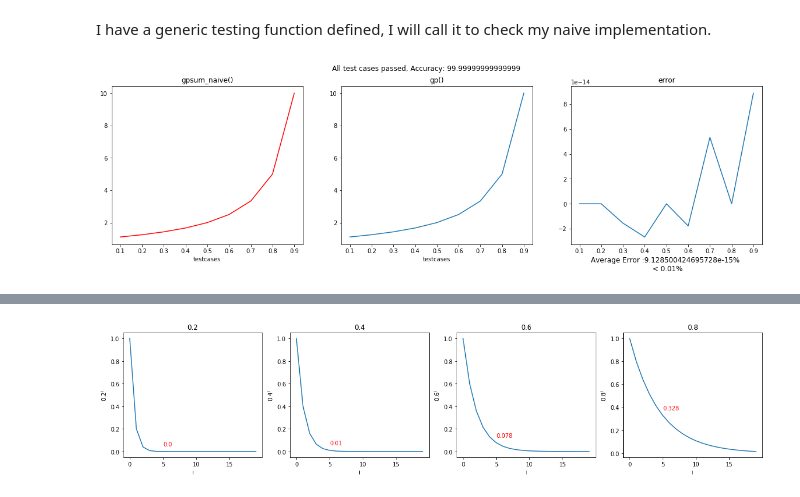
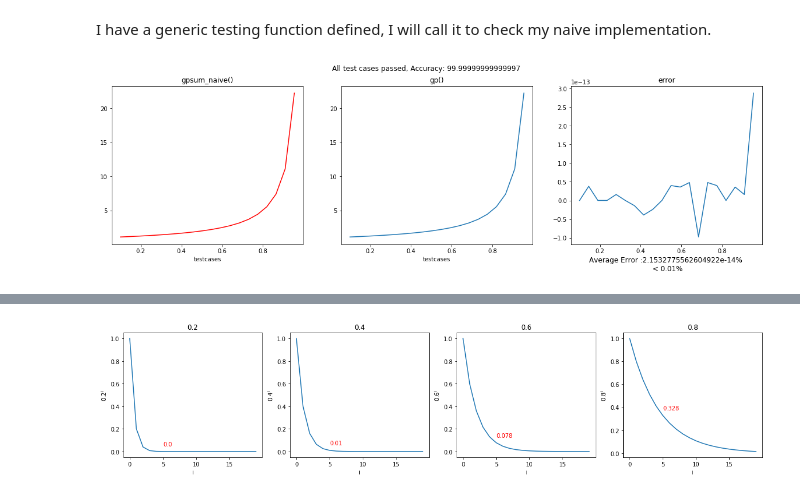
Before and after one commit to ShwetaBarge/PythonForDataScience, a Jupyter notebook: Taylor Series.ipynb, the cells around one changed output, grey strips where cells are left out. Drawn from its saved outputs; the diff is of its cells as text; code cells hidden in the pictures.

```diff
--- a/Taylor Series.ipynb
+++ b/Taylor Series.ipynb
@@ -116,9 +116,9 @@ def gp(x) :
 # %% [markdown]
 I have a generic testing function defined, I will call it to check my naive implementation.
 # %%
-theSeenAndTheUnseenTest(gpsum_naive, gp, np.linspace(0.1, 1, num = 9, endpoint = False))
+theSeenAndTheUnseenTest(gpsum_naive, gp, np.linspace(0.1, 1, num = 20, endpoint = False))
 # %% [output]
-[figure, old version]
+[figure, new version]
 # %%
 %%timeit
 gpsum_naive(0.5)
```
Also changed, not shown: parts of 66 cells of this notebook, 1 other file.
